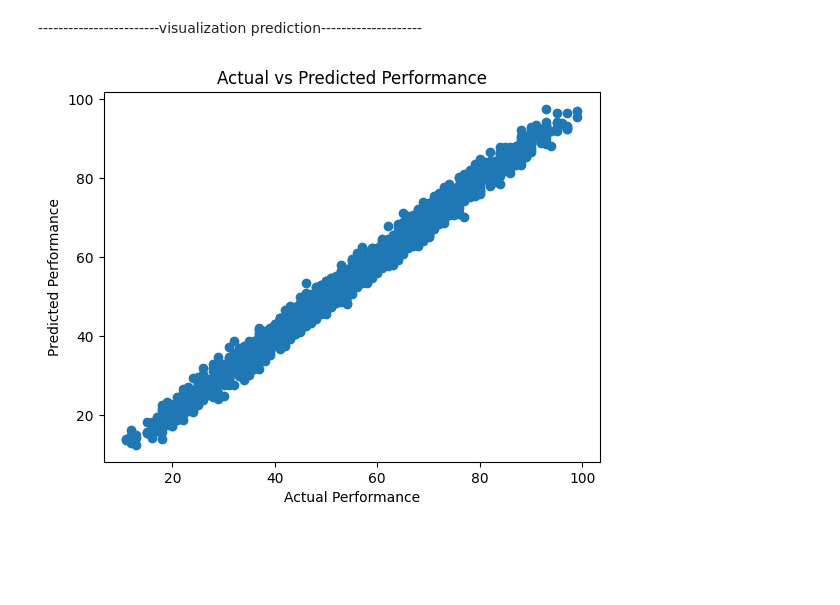
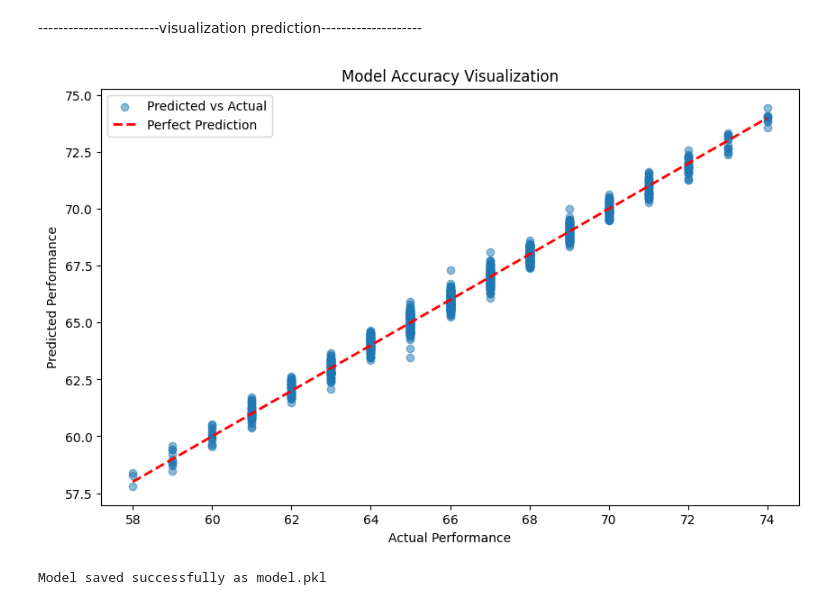
Before and after one commit to Sarah1542/Test1-Student-Score-Prediction, a Jupyter notebook: Student_Score_Prediction.ipynb, the cells around one changed output. Saved outputs shown, nothing was run; the diff lists cells and outputs as text; code cells hidden in the pictures; blank space fills up the shorter version.

```diff
--- a/Student_Score_Prediction.ipynb
+++ b/Student_Score_Prediction.ipynb
@@ -94,9 +104,18 @@ plt.show()
 # %% [markdown]
 #---------------Split Data Train/Test----------
 # %%
-x=df.drop("Performance Index",axis=1) #input
-y=df["Performance Index"] #target
-x_train,x_test,y_train,y_test=train_test_split(x,y,train_size=0.8,random_state=42)
+from sklearn.model_selection import train_test_split
+
+# input features
+x = df.drop("Exam_Score", axis=1)
+
+# target
+y = df["Exam_Score"]
+
+# تقسيم البيانات
+x_train, x_test, y_train, y_test = train_test_split(
+    x, y, train_size=0.8, random_state=42
+)
 # %% [markdown]
 -----------------------Train Regression Model-----------------------
 # %%
@@ -119,10 +138,25 @@ MSE is:  4.082628398521851
 # %% [markdown]
 ------------------------visualization prediction--------------------
-# %%
-plt.scatter(y_test, y_pred)
-plt.xlabel("Actual Performance")
-plt.ylabel("Predicted Performance")
-plt.title("Actual vs Predicted Performance")
-plt.show()
-# %% [output]
-[figure, removed]
+# %%
+import matplotlib.pyplot as plt
+
+plt.figure(figsize=(10,6))
+plt.scatter(y_test, y_pred, alpha=0.5, label='Predicted vs Actual')
+# رسم خط الـ 45 درجة (الكمال)
+plt.plot([y_test.min(), y_test.max()], [y_test.min(), y_test.max()], 'r--', lw=2, label='Perfect Prediction')
+
+plt.xlabel("Actual Performance")
+plt.ylabel("Predicted Performance")
+plt.title("Model Accuracy Visualization")
+plt.legend()
+plt.show()
+# %% [output]
+[figure, added]
+# %%
+import pickle
+with open('model.pkl', 'wb') as f:  # 'wb' = write binary
+    pickle.dump(model, f)
+
+print("Model saved successfully as model.pkl")
+# %% [output]
+Model saved successfully as model.pkl
```
Also changed, not shown: parts of 8 cells of this notebook.
